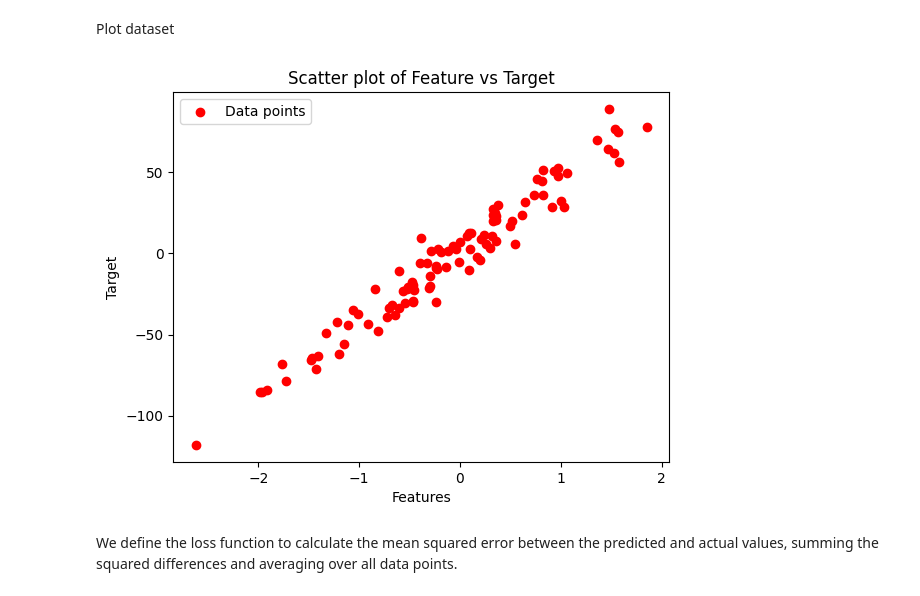
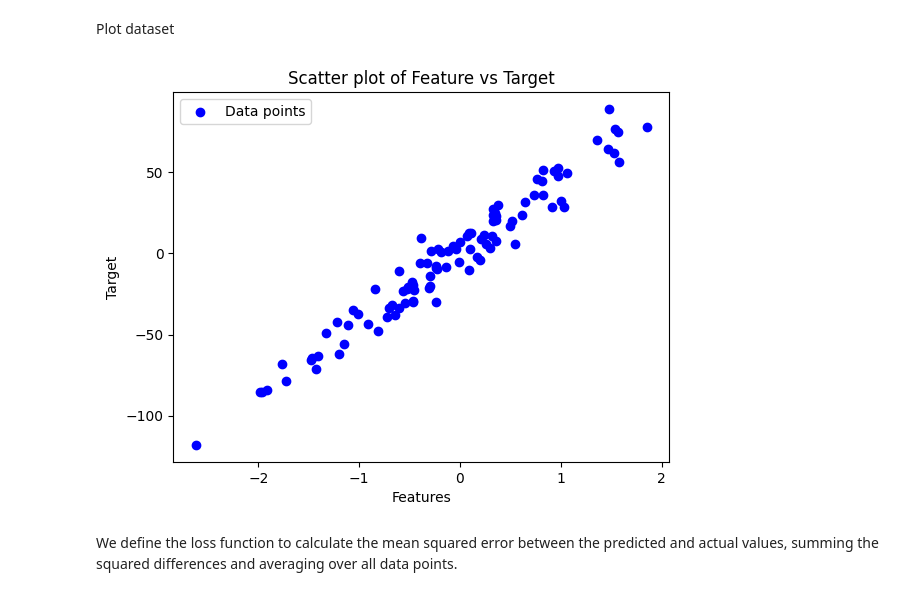
Before and after one commit to SpiliosDimakopoulos/Machine-Learning, a Jupyter notebook: linear_regression_from_scratch.ipynb, the cells around one changed output. Drawn from its saved outputs; the diff is of its cells as text; code cells hidden in the pictures.

```diff
--- a/linear_regression_from_scratch.ipynb
+++ b/linear_regression_from_scratch.ipynb
@@ -84,14 +84,14 @@ df['Target'] = y
 # %% [markdown]
 Plot dataset
 # %%
-plt.scatter(df.Feature, df.Target, color='red', label="Data points")
+plt.scatter(df.Feature, df.Target, color='blue', label="Data points")
 plt.xlabel('Features')
 plt.ylabel('Target')
 plt.title('Scatter plot of Feature vs Target')
 plt.legend()
 plt.show()
 # %% [output]
-[figure, old version]
+[figure, new version]
 # %% [markdown]
 We define the loss function to calculate the mean squared error between the predicted and actual values, summing the squared differences and averaging over all data points.
 # %%
```
Also changed, not shown: parts of 1 cell of this notebook.
